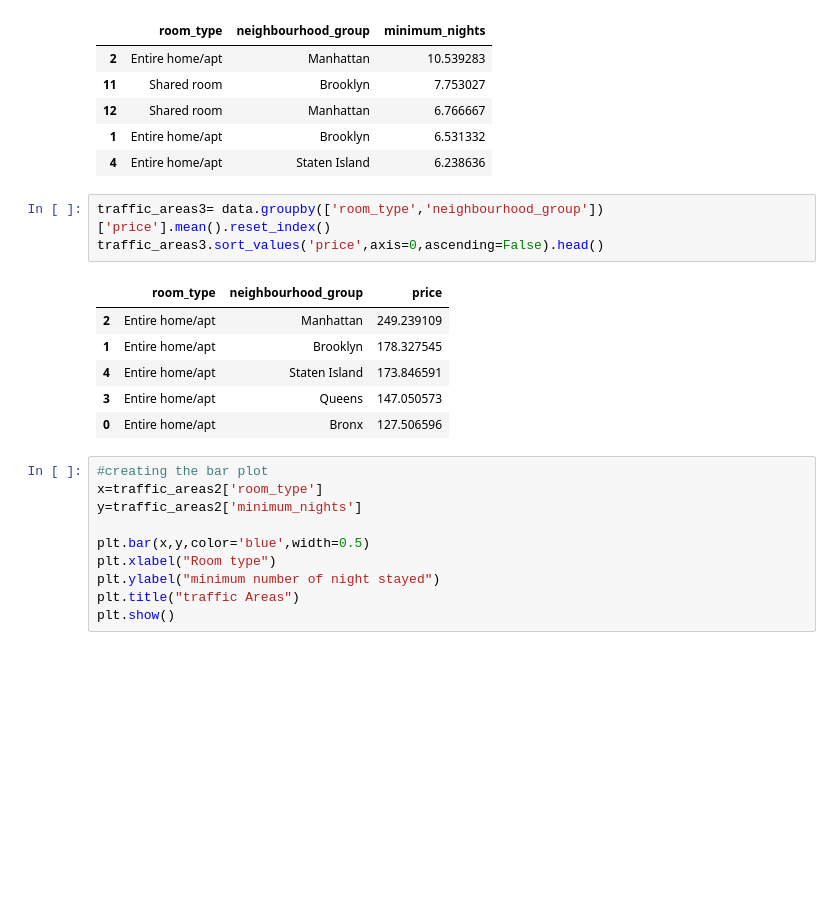
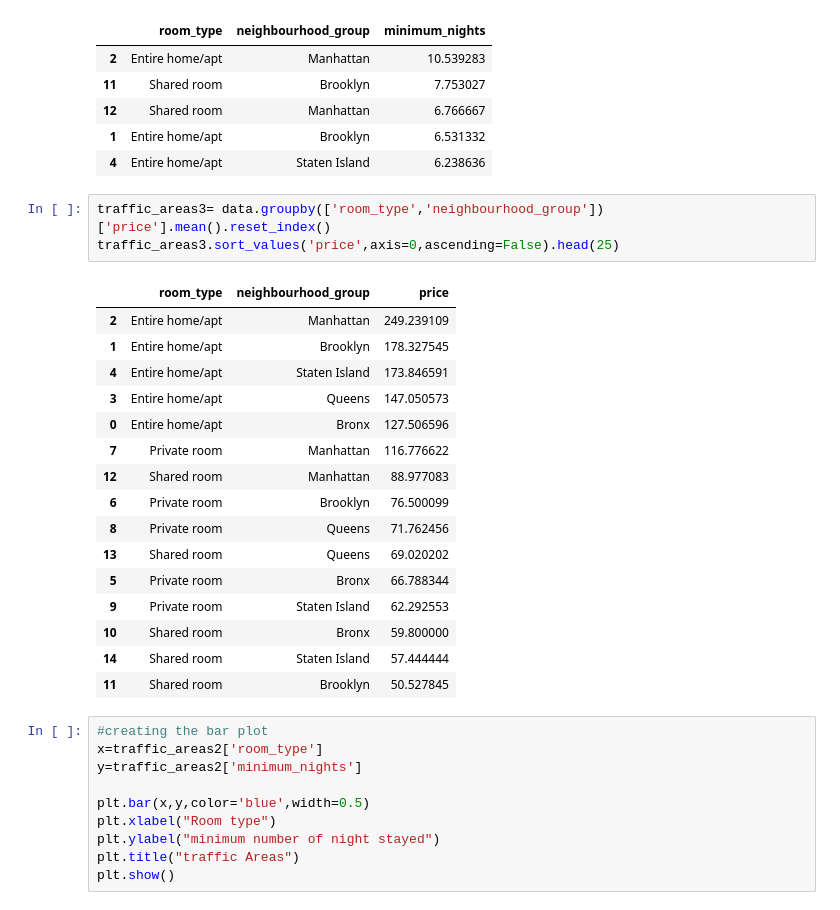
Before and after one commit to iamnaveenk/EDA_project_Airbnb, a Jupyter notebook: EDA_project_airbnb.ipynb, the cells around one changed output. Saved outputs shown, nothing was run; the diff lists cells and outputs as text; blank space fills up the shorter version.

```diff
--- a/EDA_project_airbnb.ipynb
+++ b/EDA_project_airbnb.ipynb
@@ -323,14 +522,24 @@ traffic_areas3.sort_values('minimum_nights',axis=0,ascending=False).head()
 | 4 | Entire home/apt | Staten Island | 6.238636 |
 # %%
 traffic_areas3= data.groupby(['room_type','neighbourhood_group'])['price'].mean().reset_index()
-traffic_areas3.sort_values('price',axis=0,ascending=False).head()
+traffic_areas3.sort_values('price',axis=0,ascending=False).head(25)
 # %% [output]
 |  | room_type | neighbourhood_group | price |
 | 2 | Entire home/apt | Manhattan | 249.239109 |
 | 1 | Entire home/apt | Brooklyn | 178.327545 |
 | 4 | Entire home/apt | Staten Island | 173.846591 |
 | 3 | Entire home/apt | Queens | 147.050573 |
 | 0 | Entire home/apt | Bronx | 127.506596 |
+| 7 | Private room | Manhattan | 116.776622 |
+| 12 | Shared room | Manhattan | 88.977083 |
+| 6 | Private room | Brooklyn | 76.500099 |
+| 8 | Private room | Queens | 71.762456 |
+| 13 | Shared room | Queens | 69.020202 |
+| 5 | Private room | Bronx | 66.788344 |
+| 9 | Private room | Staten Island | 62.292553 |
+| 10 | Shared room | Bronx | 59.800000 |
+| 14 | Shared room | Staten Island | 57.444444 |
+| 11 | Shared room | Brooklyn | 50.527845 |
 # %%
 #creating the bar plot
 x=traffic_areas2['room_type']
```
Also changed, not shown: parts of 58 cells of this notebook.
